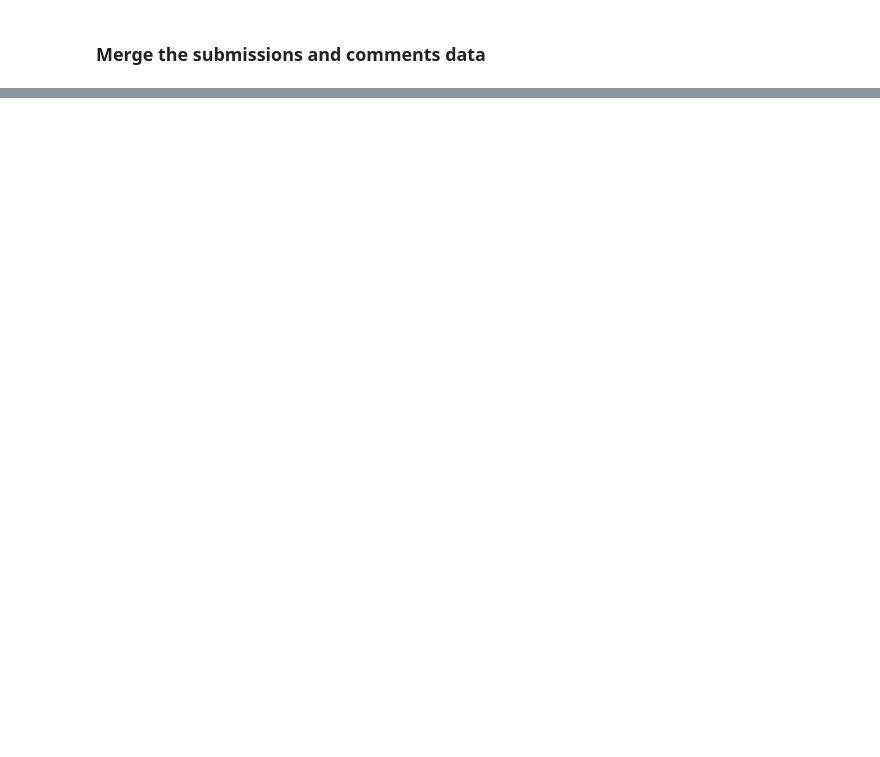
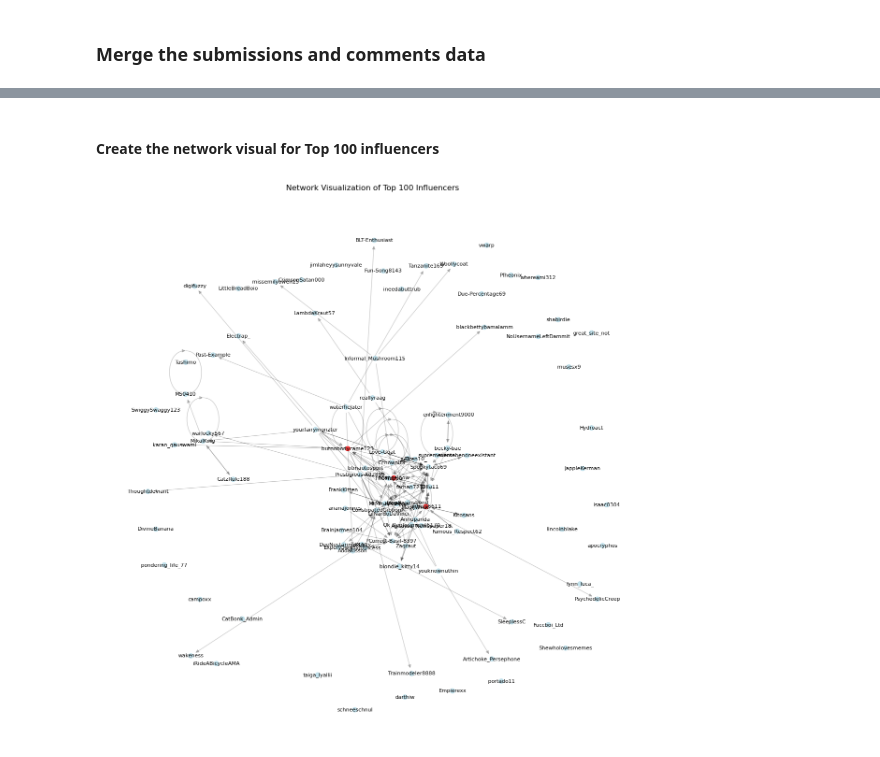
Before and after one commit to lazy0ninja/Social_Media_Analytics, a Jupyter notebook: Part2/part2_network_analysis.ipynb, the cells around one changed output, grey strips where cells are left out. Cells and saved outputs as stored; diff of their text form; code cells hidden in the pictures; blank space fills up the shorter version.

```diff
--- a/Part2/part2_network_analysis.ipynb
+++ b/Part2/part2_network_analysis.ipynb
@@ -132,0 +453,26 @@ Network density: 2.5210523141837023e-06
+# %% [markdown]
+#### Create the network visual for Top 100 influencers
+# %%
+plt.figure(figsize=(15, 15))
+
+pos = nx.spring_layout(subG, k=0.1, iterations=20)
+
+all_nodes = list(subG.nodes())
+
+top_3_authors = top_100_influencers.head(3).tolist()
+
+# Create a color map, red for top 3 influencers and black for others
+node_color = ['red' if node in top_3_authors else 'lightblue' for node in all_nodes]
+
+# Draw nodes with the color map
+nx.draw_networkx_nodes(subG, pos, node_color=node_color, node_size=50, alpha=0.7)
+
+# Draw edges and labels
+nx.draw_networkx_edges(subG, pos, alpha=0.2)
+nx.draw_networkx_labels(subG, pos, font_size=8)
+
+plt.title('Network Visualization of Top 100 Influencers')
+plt.axis('off')  # Hide axis
+plt.show()
+# %% [output]
+[figure, added]
```
Also changed, not shown: parts of 30 cells of this notebook, 2 other files.
